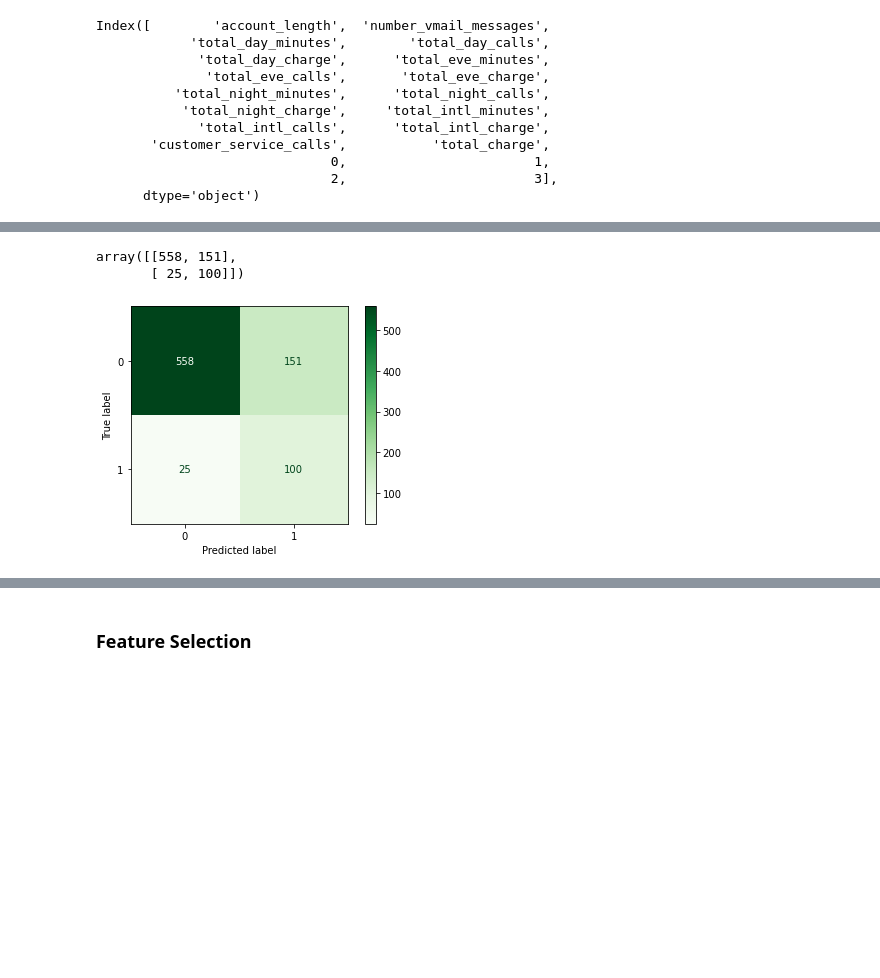
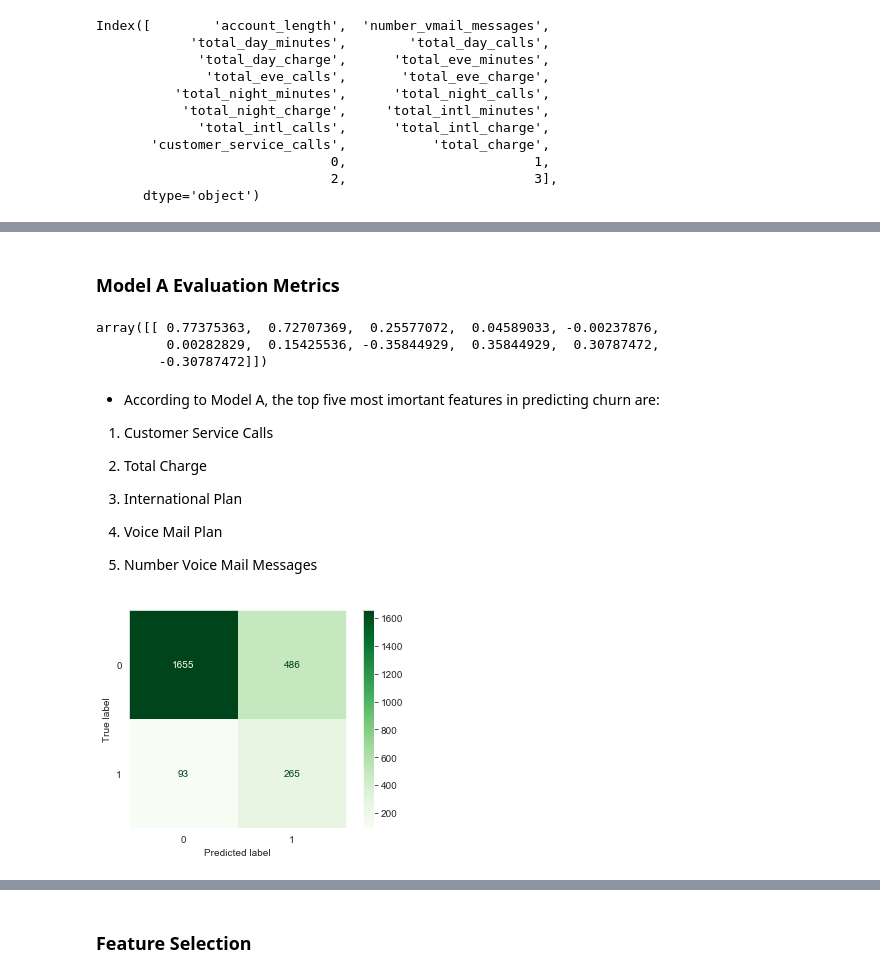
Before and after one commit to jmg0144/Customer-Churn-Classification-Analysis, a Jupyter notebook: phase-3-project.ipynb, the cells around one changed output, grey strips where cells are left out. Drawn from its saved outputs; the diff is of its cells as text; code cells hidden in the pictures; blank space fills up the shorter version.

Commit message:
Updated models

```diff
--- a/phase-3-project.ipynb
+++ b/phase-3-project.ipynb
@@ -530,9 +563,9 @@ y_train_lb_df = pd.DataFrame(y_train_lb)
 y_test_lb_df = pd.DataFrame(y_test_lb)
 # %%
 features_a_train = pd.concat([service_calls, total_charge, vmail, account_length,
-                              day_minutes, eve_minutes, night_minutes, intl_minutes,
+                              eve_minutes, night_minutes, intl_minutes,
                               X_train_ohe_df], axis=1)
 
 features_a_test = pd.concat([service_calls_test, total_charge_test, vmail_test,
-                             account_length_test, day_minutes_test, eve_minutes_test,
+                             account_length_test, eve_minutes_test,
                              night_minutes_test, intl_minutes_test, X_test_ohe_df], axis=1)
@@ -545,6 +582,6 @@ X_test_scaled_a = scale_features.transform(features_a_test)
 # %%
-#Create logistic regression model
-model_a = LogisticRegression(solver='liblinear', class_weight='balanced')
+#Create vanilla logistic regression model, only changing class_weight to 'balanced' due to the highly imbalanced target data
+model_a = LogisticRegression(class_weight='balanced')
 # %%
 #Fit model to training data
 model_a.fit(X_train_scaled_a, y_train_lb)
@@ -559,13 +590,27 @@ array([[ 0.77367406,  0.36973602,  0.25523453,  0.04587043,  0.31636992,
+# %% [markdown]
+### Model A Evaluation Metrics
+# %%
+# Check model A coeffiecients
+model_a.coef_
+# %% [output]
+array([[ 0.77375363,  0.72707369,  0.25577072,  0.04589033, -0.00237876,
+         0.00282829,  0.15425536, -0.35844929,  0.35844929,  0.30787472,
+        -0.30787472]])
+# %% [markdown]
+ - According to Model A, the top five most imortant features in predicting churn are:
+ 1. Customer Service Calls
+
+ 2. Total Charge
+
+ 3. International Plan
+
+ 4. Voice Mail Plan
+
+ 5. Number Voice Mail Messages
 # %%
 y_pred_a = model_a.predict(X_test_scaled_a)
-# %%
-conf_mx = confusion_matrix(y_test_lb, y_pred_a)
-conf_mx
-# %% [output]
-array([[558, 151],
-       [ 25, 100]])
 # %%
-plot_confusion_matrix(model_a, X_test_scaled_a, y_test_lb, cmap='Greens')
+plot_confusion_matrix(model_a, X_train_scaled_a, y_train_lb, cmap='Greens')
 plt.grid(False)
 # %% [output]
-[figure, old version]
+[figure, new version]
```
Also changed, not shown: parts of 126 cells of this notebook.
